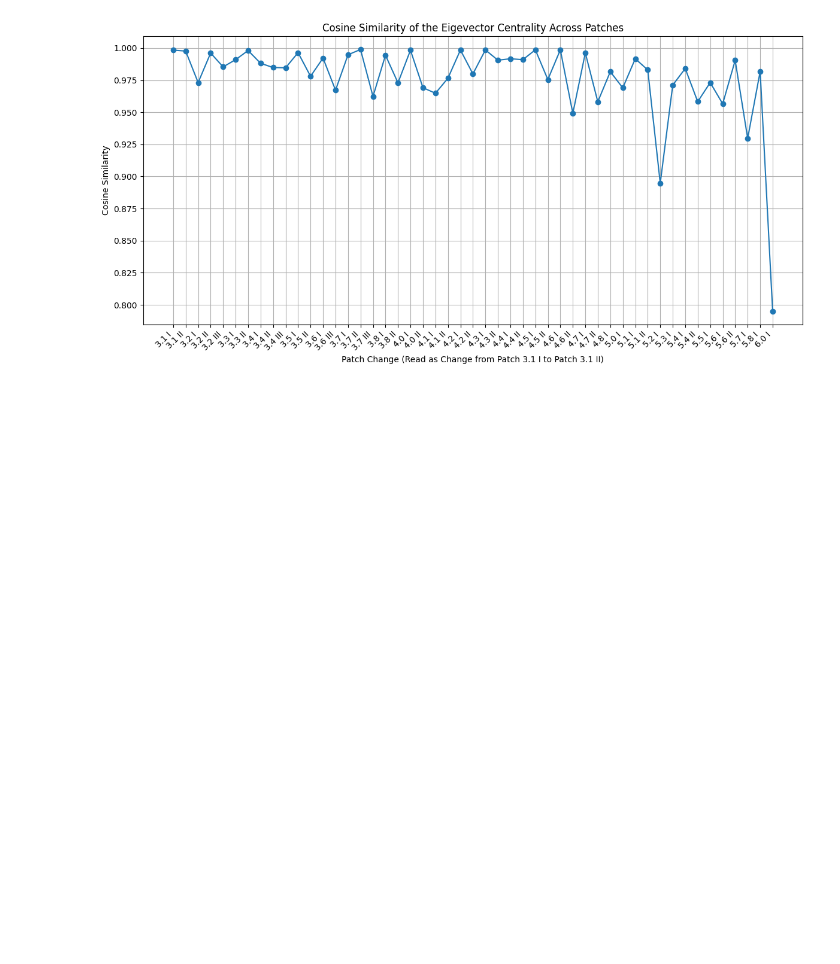
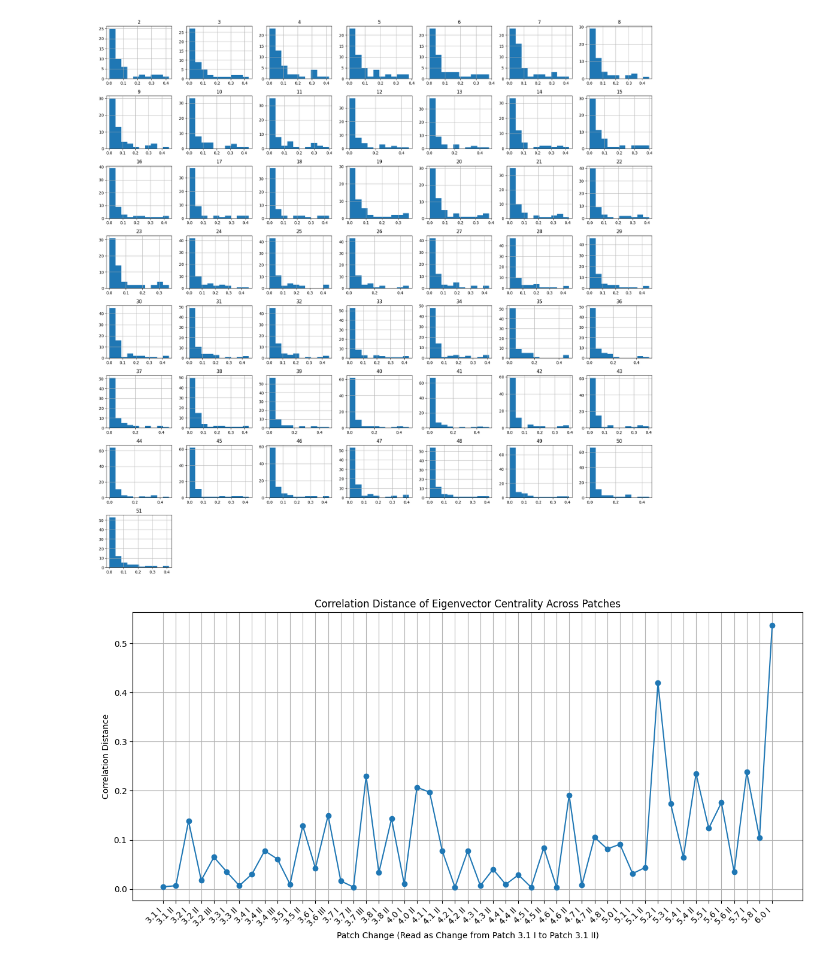
Before and after one commit to BSDSBA-JF/genshin_nx, a Jupyter notebook: 03_creating_design_matrix.ipynb, the cells around one changed output. Drawn from its saved outputs; the diff is of its cells as text; code cells hidden in the pictures; blank space fills up the shorter version.

```diff
--- a/03_creating_design_matrix.ipynb
+++ b/03_creating_design_matrix.ipynb
@@ -113,3 +129,8 @@ def raw_cos(a, b):
+# %%
+eigenvector_df.hist(figsize=(20, 20))
+plt.tight_layout()
+# %% [output]
+[figure, added]
 # %%
 eig_meta_changes = []
 for version in eigenvector_df.columns[:-1]:
@@ -119,13 +146,13 @@ for version in eigenvector_df.columns[:-1]:
 # %%
 # Then because we are taking the change, we need a differenced
-differenced_df = abyss_data.iloc[1:50]
+differenced_df = abyss_data.iloc[1:50].iloc[::-1]
 
 plt.figure(figsize=(12, 6))
 plt.plot(differenced_df['Version'], eig_meta_changes, marker='o')
 
-plt.title('Cosine Similarity of the Eigevector Centrality Across Patches')
+plt.title('Correlation Distance of Eigenvector Centrality Across Patches')
 plt.xlabel('Patch Change (Read as Change from Patch 3.1 I to Patch 3.1 II)')
-plt.ylabel('Cosine Similarity')
+plt.ylabel('Correlation Distance')
 plt.grid(True)
 
 # Apply Patch_Labeled as tick labels
@@ -134,4 +161,4 @@ plt.xticks(ticks=differenced_df['Version'], labels=differenced_df['Patch Label']
 plt.tight_layout()
 plt.show()
 # %% [output]
-[figure, old version]
+[figure, new version]
```
Also changed, not shown: parts of 17 cells of this notebook, 6 other files.
